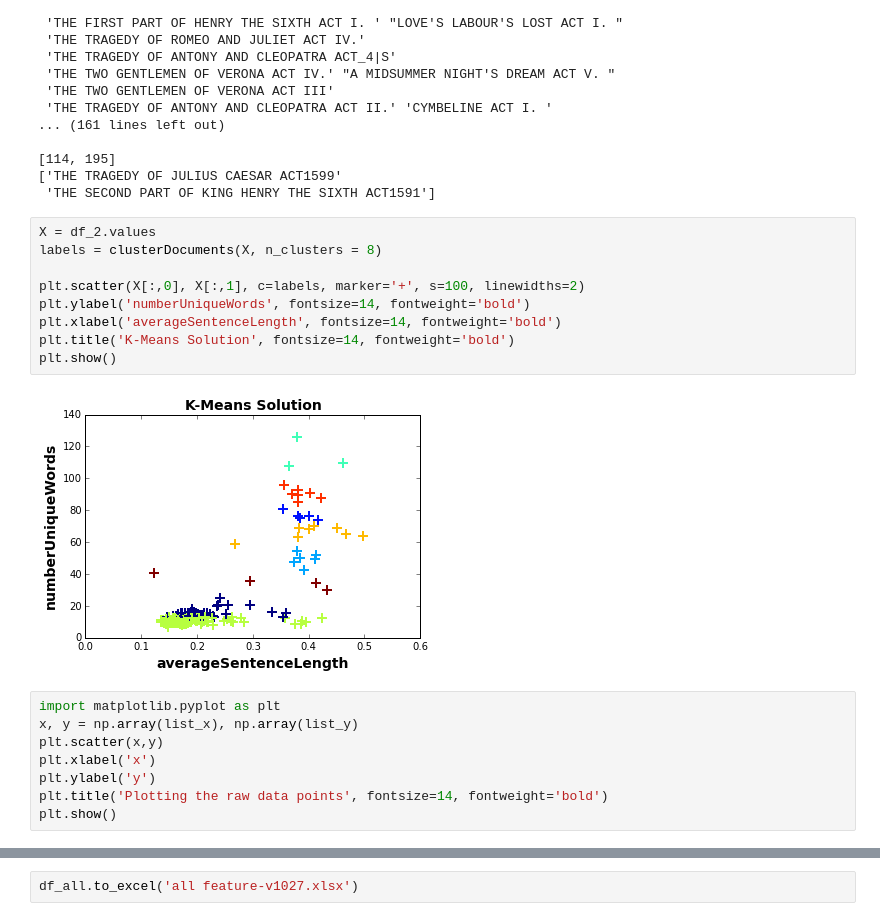
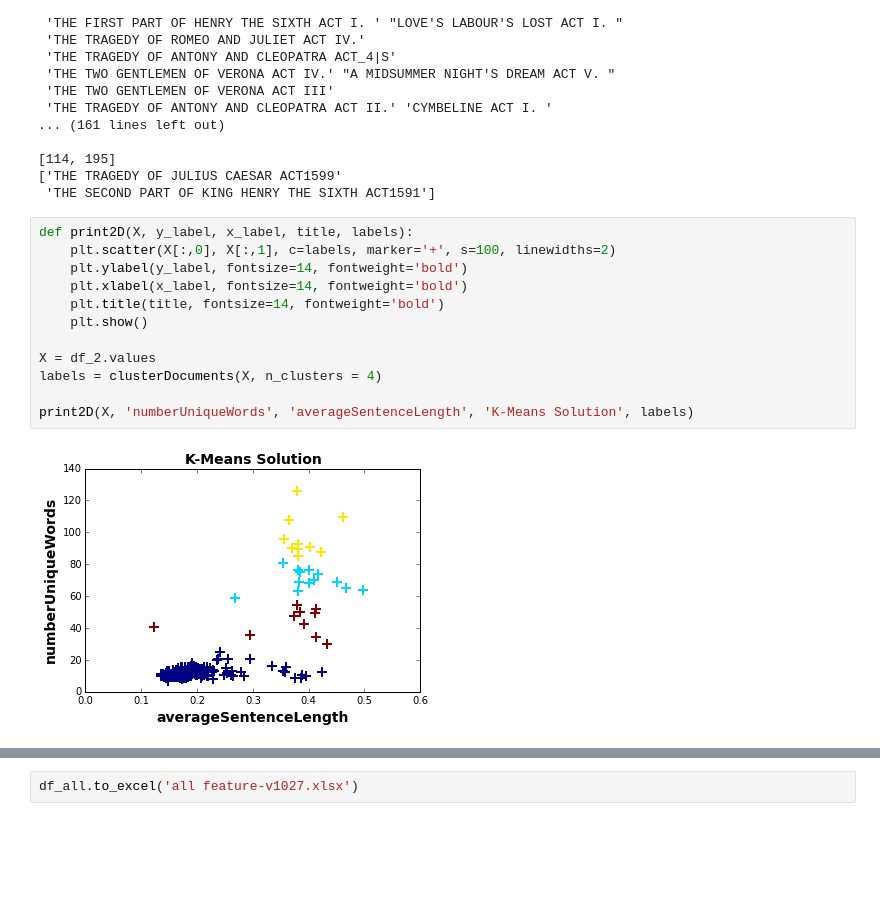
Before and after one commit to bin09122015/HW4, a Jupyter notebook: Feature construction and clustering-v1027.ipynb, the cells around one changed output, grey strips where cells are left out. Saved outputs shown, nothing was run; the diff lists cells and outputs as text; blank space fills up the shorter version.

Commit message:
add print2D() and print3D()

```diff
--- a/Feature construction and clustering-v1027.ipynb
+++ b/Feature construction and clustering-v1027.ipynb
@@ -311,21 +313,16 @@ printClusters(labels)
 ['THE TRAGEDY OF JULIUS CAESAR ACT1599'
  'THE SECOND PART OF KING HENRY THE SIXTH ACT1591']
 # %%
+def print2D(X, y_label, x_label, title, labels):
+    plt.scatter(X[:,0], X[:,1], c=labels, marker='+', s=100, linewidths=2)
+    plt.ylabel(y_label, fontsize=14, fontweight='bold')
+    plt.xlabel(x_label, fontsize=14, fontweight='bold')
+    plt.title(title, fontsize=14, fontweight='bold')
+    plt.show()
+
 X = df_2.values
-labels = clusterDocuments(X, n_clusters = 8)
+labels = clusterDocuments(X, n_clusters = 4)
 
-plt.scatter(X[:,0], X[:,1], c=labels, marker='+', s=100, linewidths=2)
-plt.ylabel('numberUniqueWords', fontsize=14, fontweight='bold')
-plt.xlabel('averageSentenceLength', fontsize=14, fontweight='bold')
-plt.title('K-Means Solution', fontsize=14, fontweight='bold')
-plt.show()
+print2D(X, 'numberUniqueWords', 'averageSentenceLength', 'K-Means Solution', labels)
 # %% [output]
-[figure, old version]
+[figure, new version]
-# %%
-import matplotlib.pyplot as plt
-x, y = np.array(list_x), np.array(list_y)
-plt.scatter(x,y)
-plt.xlabel('x')
-plt.ylabel('y')
-plt.title('Plotting the raw data points', fontsize=14, fontweight='bold')
-plt.show()
```
Also changed, not shown: parts of 3 cells of this notebook.
